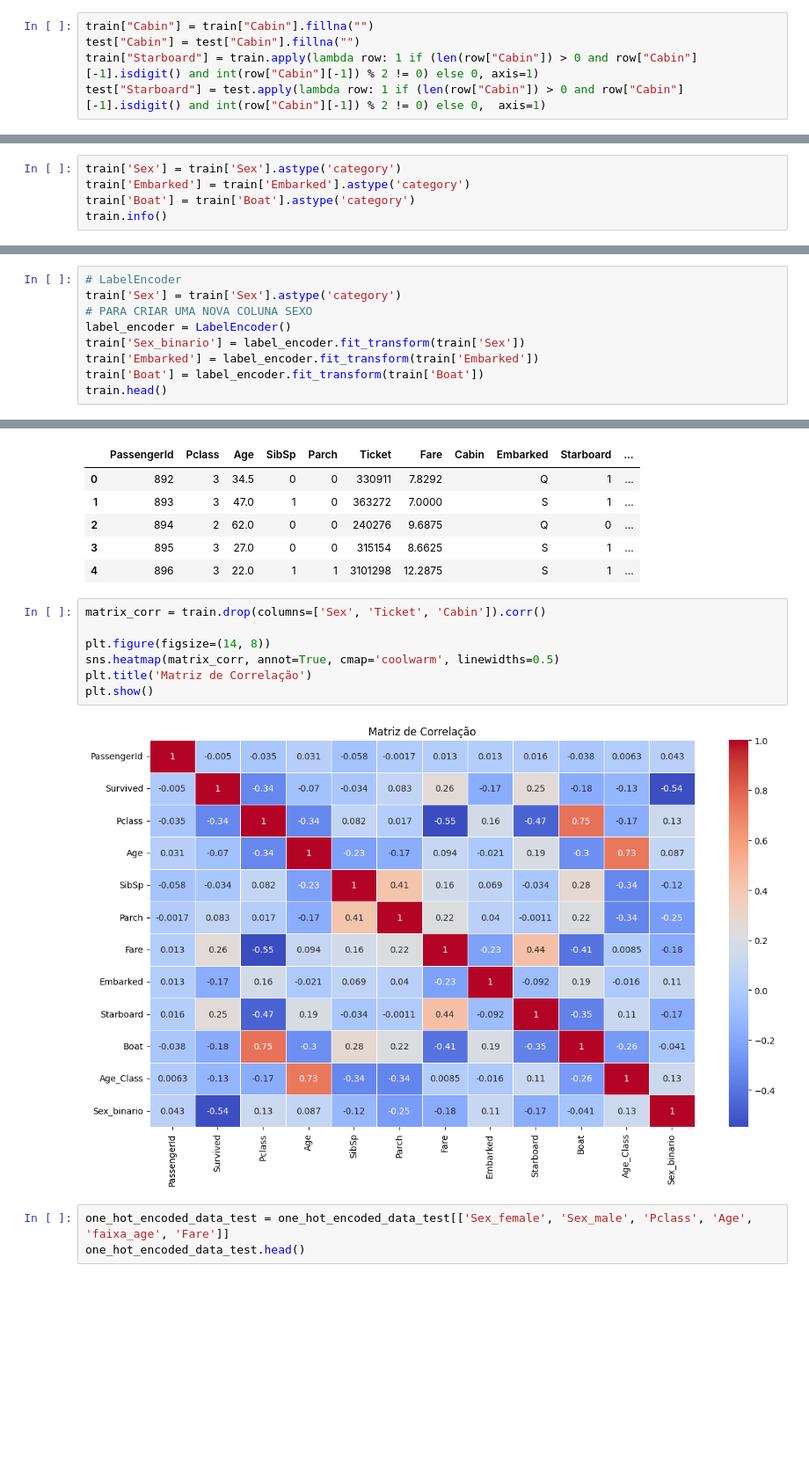
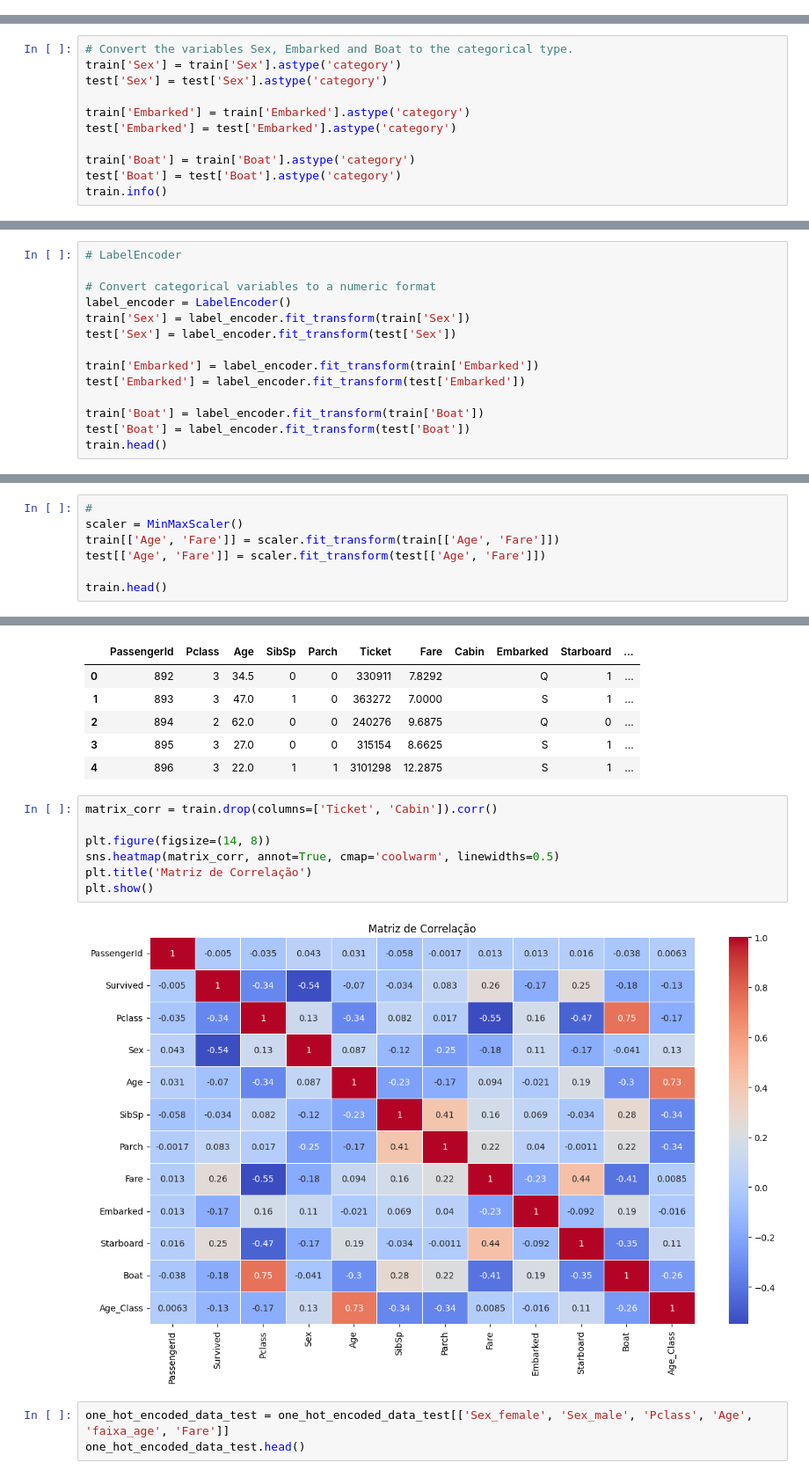
Before and after one commit to maylonleoncio/titanic, a Jupyter notebook: titanic_analysis.ipynb, the cells around one changed output, grey strips where cells are left out. Shown at 88% size. Saved outputs shown, nothing was run; the diff lists cells and outputs as text; blank space fills up the shorter version.

```diff
--- a/titanic_analysis.ipynb
+++ b/titanic_analysis.ipynb
@@ -450,8 +441,3 @@ train.head(10)
 | 7 | 8 | 0 | 3 | male | 2.0 | 3 | 1 | 349909 | 21.0750 |  | ... |
 | 8 | 9 | 1 | 3 | female | 27.0 | 0 | 2 | 347742 | 11.1333 |  | ... |
 | 9 | 10 | 1 | 2 | female | 14.0 | 1 | 0 | 237736 | 30.0708 |  | ... |
-# %%
-train["Cabin"] = train["Cabin"].fillna("")
-test["Cabin"] = test["Cabin"].fillna("")
-train["Starboard"] = train.apply(lambda row: 1 if (len(row["Cabin"]) > 0 and row["Cabin"][-1].isdigit() and int(row["Cabin"][-1]) % 2 != 0) else 0, axis=1)
-test["Starboard"] = test.apply(lambda row: 1 if (len(row["Cabin"]) > 0 and row["Cabin"][-1].isdigit() and int(row["Cabin"][-1]) % 2 != 0) else 0,  axis=1)
@@ -679,7 +631,13 @@ train.head()
 # %%
+# Convert the variables Sex, Embarked and Boat to the categorical type.
 train['Sex'] = train['Sex'].astype('category')
+test['Sex'] = test['Sex'].astype('category')
+
 train['Embarked'] = train['Embarked'].astype('category')
+test['Embarked'] = test['Embarked'].astype('category')
+
 train['Boat'] = train['Boat'].astype('category')
+test['Boat'] = test['Boat'].astype('category')
 train.info()
 # %% [output]
 <class 'pandas.core.frame.DataFrame'>
@@ -715,12 +673,17 @@ enc_data = pd.DataFrame(enc.fit_transform(train[['Sex_new', 'faixa_age_new']]).t
 train = train.join(enc_data)
 # %%
 # LabelEncoder
-train['Sex'] = train['Sex'].astype('category')
-# PARA CRIAR UMA NOVA COLUNA SEXO
+
+# Convert categorical variables to a numeric format
 label_encoder = LabelEncoder()
-train['Sex_binario'] = label_encoder.fit_transform(train['Sex'])
+train['Sex'] = label_encoder.fit_transform(train['Sex'])
+test['Sex'] = label_encoder.fit_transform(test['Sex'])
+
 train['Embarked'] = label_encoder.fit_transform(train['Embarked'])
+test['Embarked'] = label_encoder.fit_transform(test['Embarked'])
+
 train['Boat'] = label_encoder.fit_transform(train['Boat'])
+test['Boat'] = label_encoder.fit_transform(test['Boat'])
 train.head()
 # %% [output]
 |  | PassengerId | Survived | Pclass | Sex | Age | SibSp | Parch | Ticket | Fare | Cabin | ... |
@@ -731,0 +699,7 @@ train.head()
+# %%
+#
+scaler = MinMaxScaler()
+train[['Age', 'Fare']] = scaler.fit_transform(train[['Age', 'Fare']])
+test[['Age', 'Fare']] = scaler.fit_transform(test[['Age', 'Fare']])
+
+train.head()
@@ -760,14 +741,14 @@ one_hot_encoded_data_test.head()
 | 3 | 895 | 3 | 27.0 | 0 | 0 | 315154 | 8.6625 |  | S | 1 | ... |
 | 4 | 896 | 3 | 22.0 | 1 | 1 | 3101298 | 12.2875 |  | S | 1 | ... |
 # %%
-matrix_corr = train.drop(columns=['Sex', 'Ticket', 'Cabin']).corr()
+matrix_corr = train.drop(columns=['Ticket', 'Cabin']).corr()
 
 plt.figure(figsize=(14, 8))
 sns.heatmap(matrix_corr, annot=True, cmap='coolwarm', linewidths=0.5)
 plt.title('Matriz de Correlação')
 plt.show()
 # %% [output]
-[figure, old version]
+[figure, new version]
 # %%
 one_hot_encoded_data_test = one_hot_encoded_data_test[['Sex_female', 'Sex_male', 'Pclass', 'Age', 'faixa_age', 'Fare']]
 one_hot_encoded_data_test.head()
```
Also changed, not shown: parts of 41 cells of this notebook.
